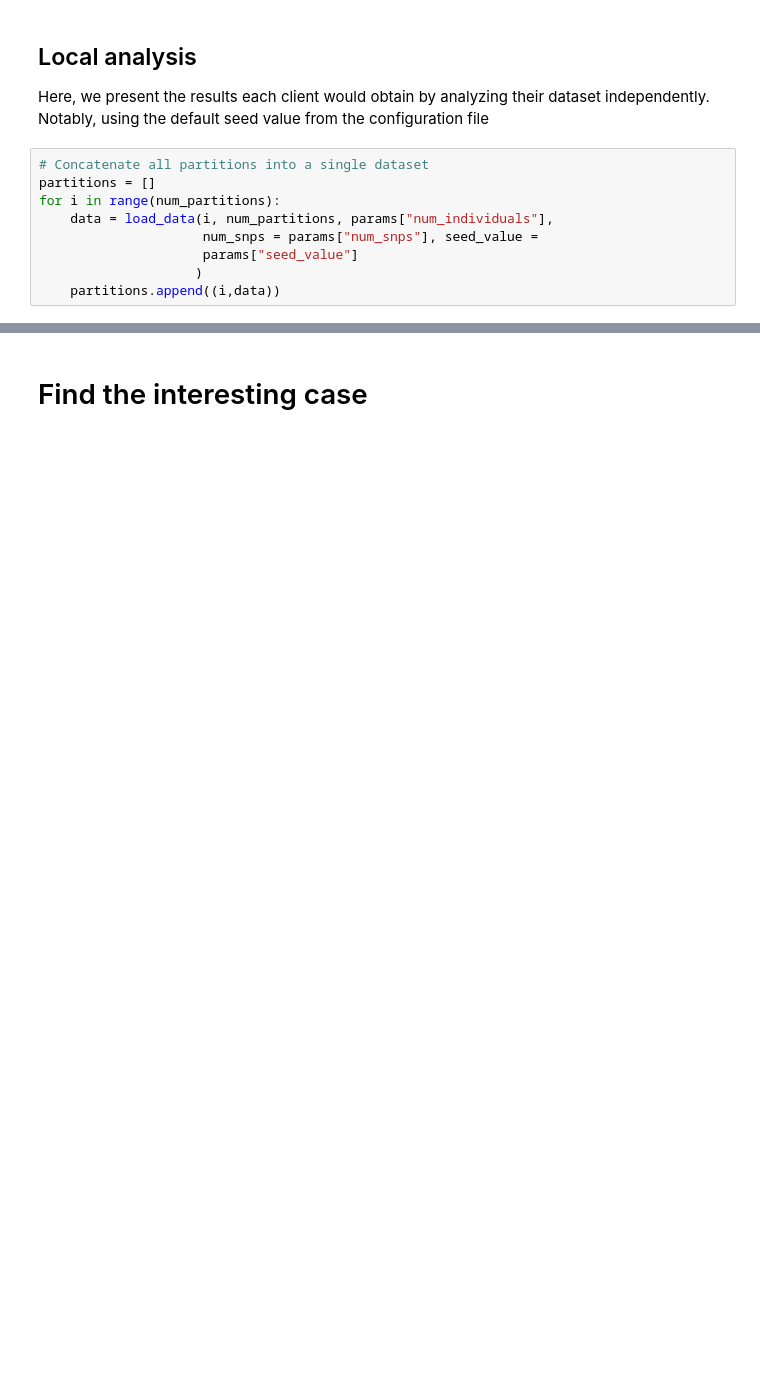
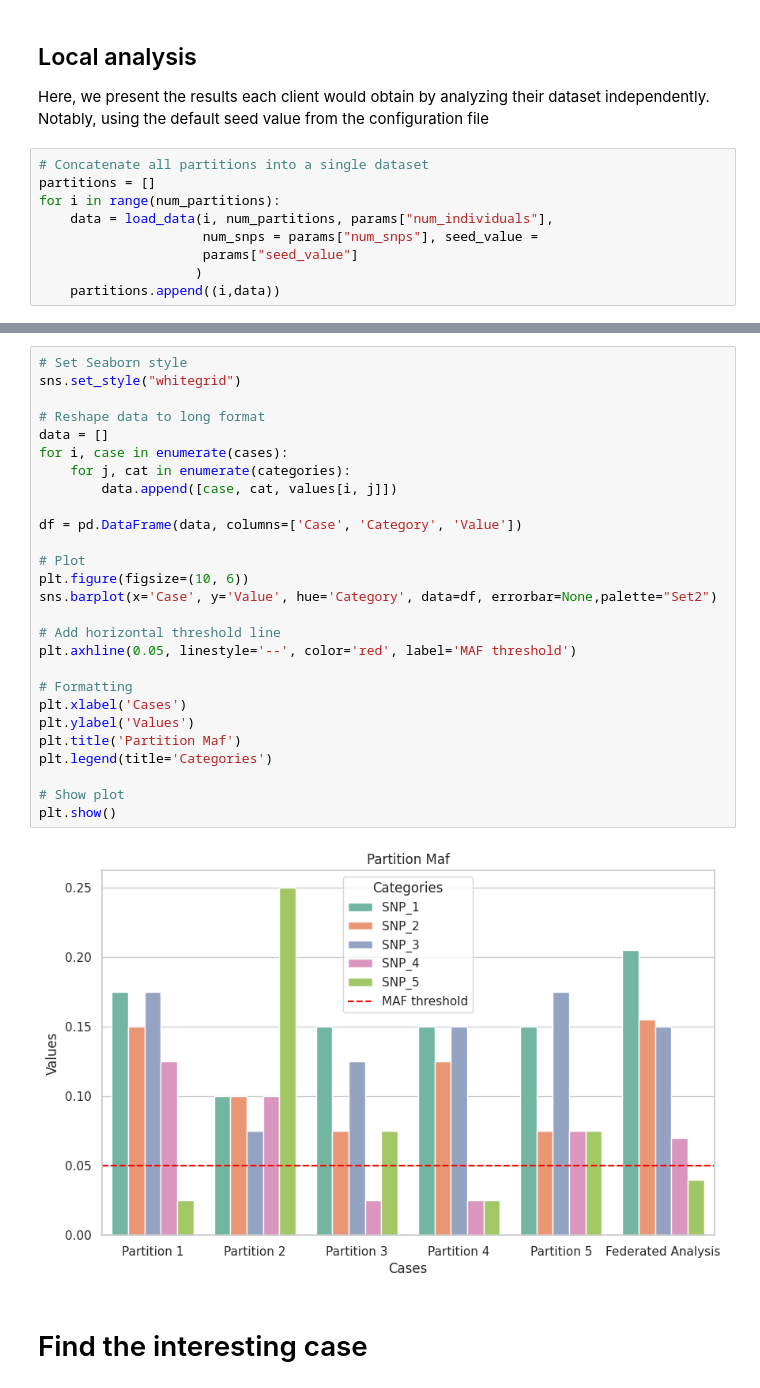
Before and after one commit to IDSIA/FL-Bioinformatics, a Jupyter notebook: MinorAllele/Comparison.ipynb, the cells around one changed output, grey strips where cells are left out. Drawn from its saved outputs; the diff is of its cells as text; blank space fills up the shorter version.

```diff
--- a/MinorAllele/Comparison.ipynb
+++ b/MinorAllele/Comparison.ipynb
@@ -168,3 +189,32 @@ plt.show()
+# %%
+# Set Seaborn style
+sns.set_style("whitegrid")
+
+# Reshape data to long format
+data = []
+for i, case in enumerate(cases):
+    for j, cat in enumerate(categories):
+        data.append([case, cat, values[i, j]])
+
+df = pd.DataFrame(data, columns=['Case', 'Category', 'Value'])
+
+# Plot
+plt.figure(figsize=(10, 6))
+sns.barplot(x='Case', y='Value', hue='Category', data=df, errorbar=None,palette="Set2")
+
+# Add horizontal threshold line
+plt.axhline(0.05, linestyle='--', color='red', label='MAF threshold')
+
+# Formatting
+plt.xlabel('Cases')
+plt.ylabel('Values')
+plt.title('Partition Maf')
+plt.legend(title='Categories')
+
+# Show plot
+plt.show()
+# %% [output]
+[figure, added]
 # %% [markdown]
 # Find the interesting case
 # %%
```
Also changed, not shown: parts of 14 cells of this notebook, 1 other file.
